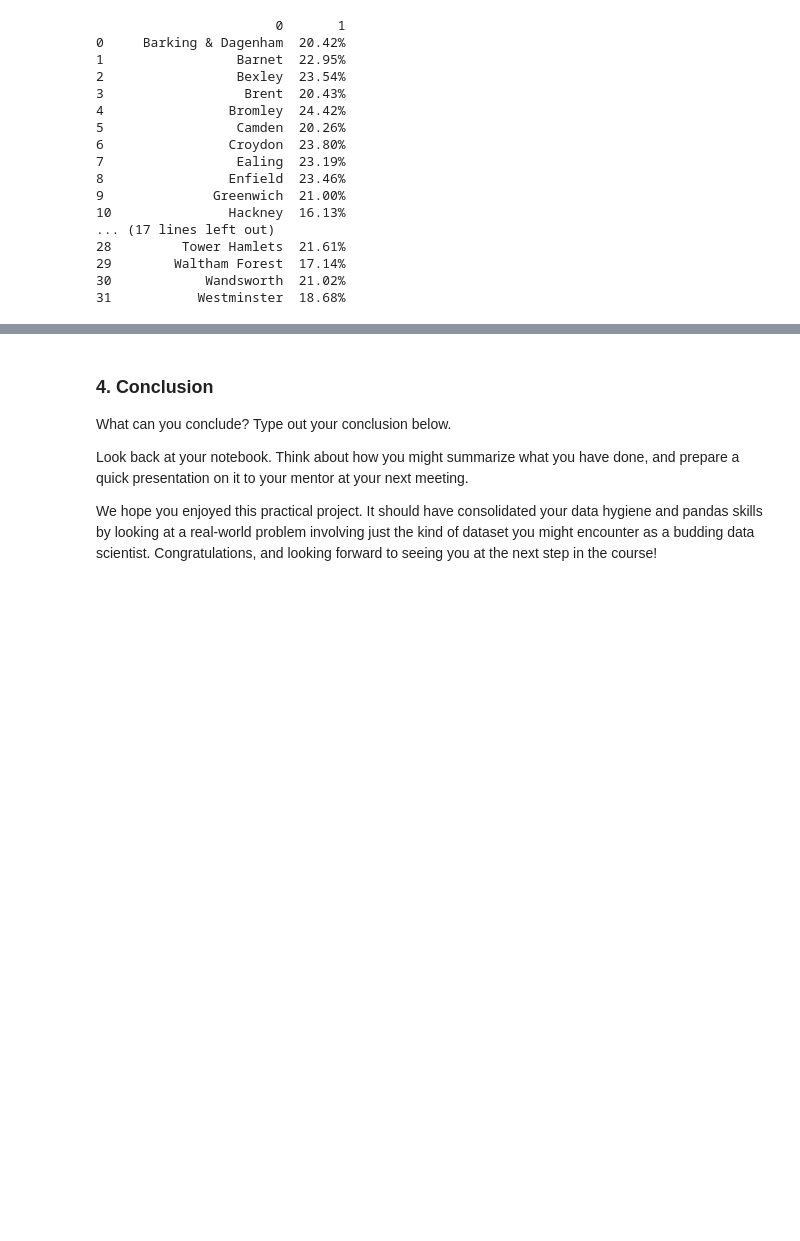
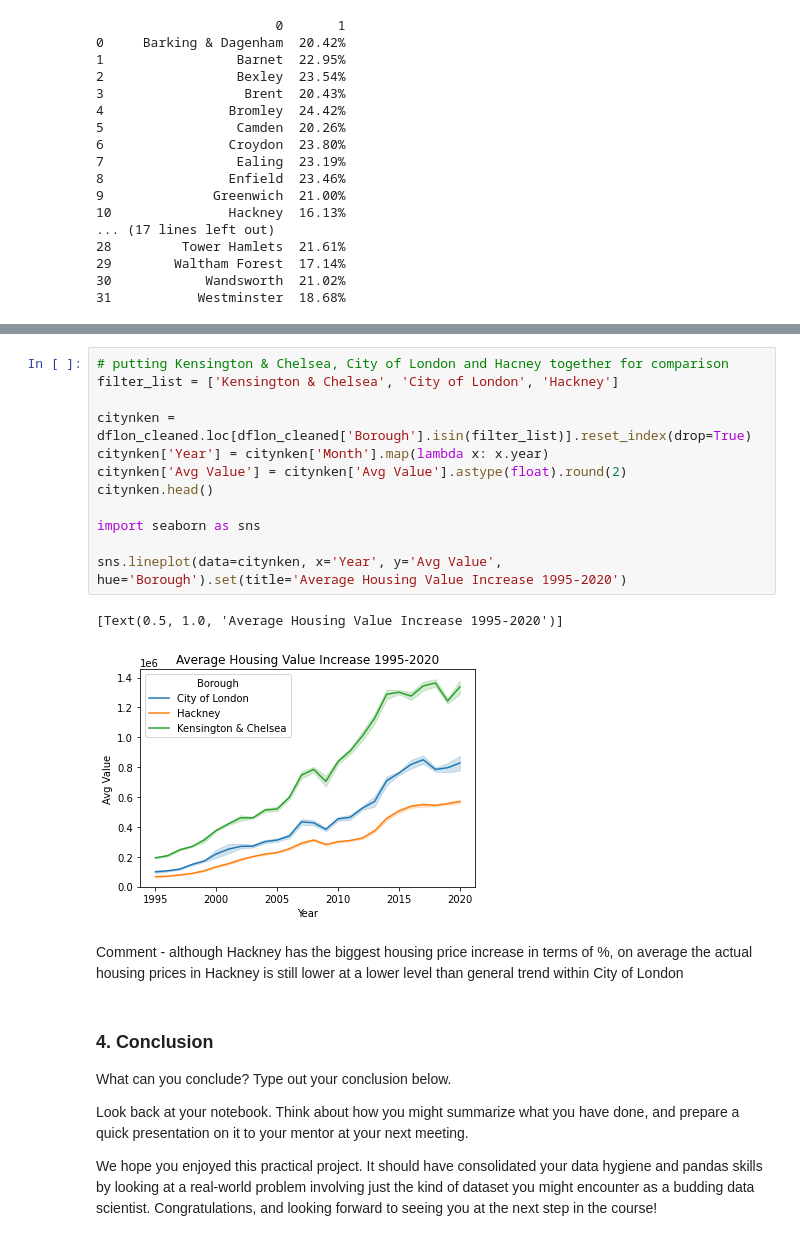
Before and after one commit to jade-lam/Springboard-DSC, a Jupyter notebook: Unit_4_Challenge_Tier_3.ipynb, the cells around one changed output, grey strips where cells are left out. Cells and saved outputs as stored; diff of their text form; blank space fills up the shorter version.

```diff
--- a/Unit_4_Challenge_Tier_3.ipynb
+++ b/Unit_4_Challenge_Tier_3.ipynb
@@ -427,3 +458,20 @@ max(b_price_change, key=b_price_change.get)
+# %%
+# putting Kensington & Chelsea, City of London and Hacney together for comparison
+filter_list = ['Kensington & Chelsea', 'City of London', 'Hackney']
+
+citynken = dflon_cleaned.loc[dflon_cleaned['Borough'].isin(filter_list)].reset_index(drop=True)
+citynken['Year'] = citynken['Month'].map(lambda x: x.year)
+citynken['Avg Value'] = citynken['Avg Value'].astype(float).round(2)
+citynken.head()
+
+import seaborn as sns
+
+sns.lineplot(data=citynken, x='Year', y='Avg Value', hue='Borough').set(title='Average Housing Value Increase 1995-2020')
+# %% [output]
+[Text(0.5, 1.0, 'Average Housing Value Increase 1995-2020')]
+[figure, added]
+# %% [markdown]
+Comment - although Hackney has the biggest housing price increase in terms of %, on average the actual housing prices in Hackney is still lower at a lower level than general trend within City of London
 # %% [markdown]
 ### 4. Conclusion
 What can you conclude? Type out your conclusion below.
```
Also changed, not shown: parts of 6 cells of this notebook.
